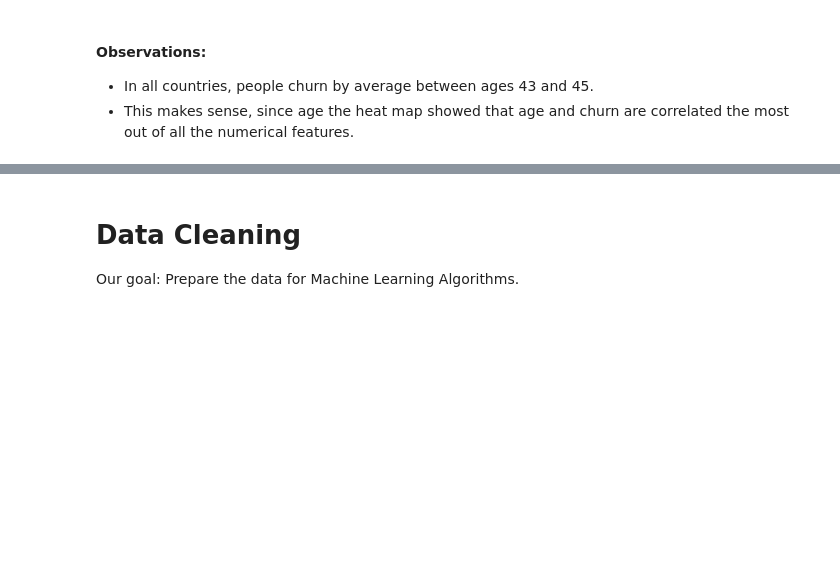
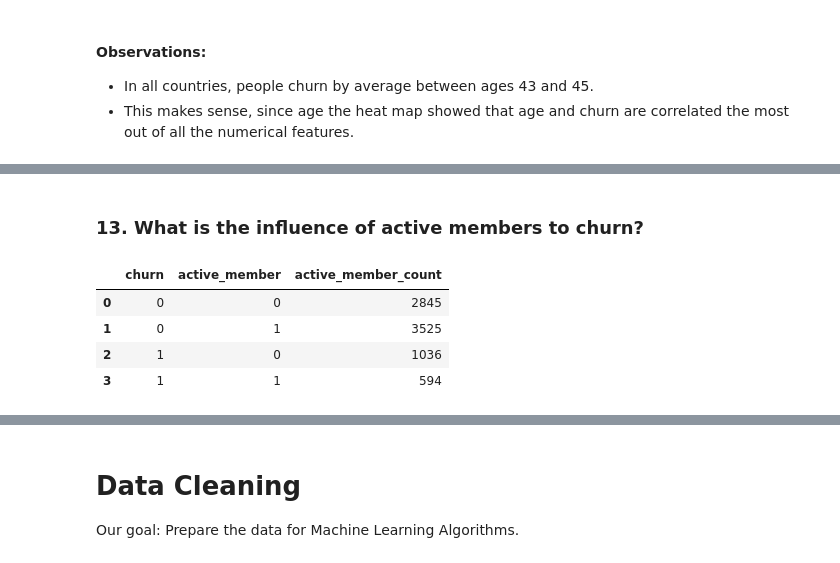
Before and after one commit to EitanKats/ML-project, a Jupyter notebook: Bank Churn.ipynb, the cells around one changed output, grey strips where cells are left out. Drawn from its saved outputs; the diff is of its cells as text; code cells hidden in the pictures; blank space fills up the shorter version.

```diff
--- a/Bank Churn.ipynb
+++ b/Bank Churn.ipynb
@@ -405,0 +411,12 @@ churned_mean_age_per_country
+# %% [markdown]
+### 13. What is the influence of active members to churn?
+# %%
+active_member_by_churn = train_set.groupby(["churn", "active_member"]).agg(active_member_count=("active_member", 'count'))
+active_member_by_churn = active_member_by_churn.reset_index()
+active_member_by_churn
+# %% [output]
+|  | churn | active_member | active_member_count |
+| 0 | 0 | 0 | 2845 |
+| 1 | 0 | 1 | 3525 |
+| 2 | 1 | 0 | 1036 |
+| 3 | 1 | 1 | 594 |
```
Also changed, not shown: parts of 31 cells of this notebook.
